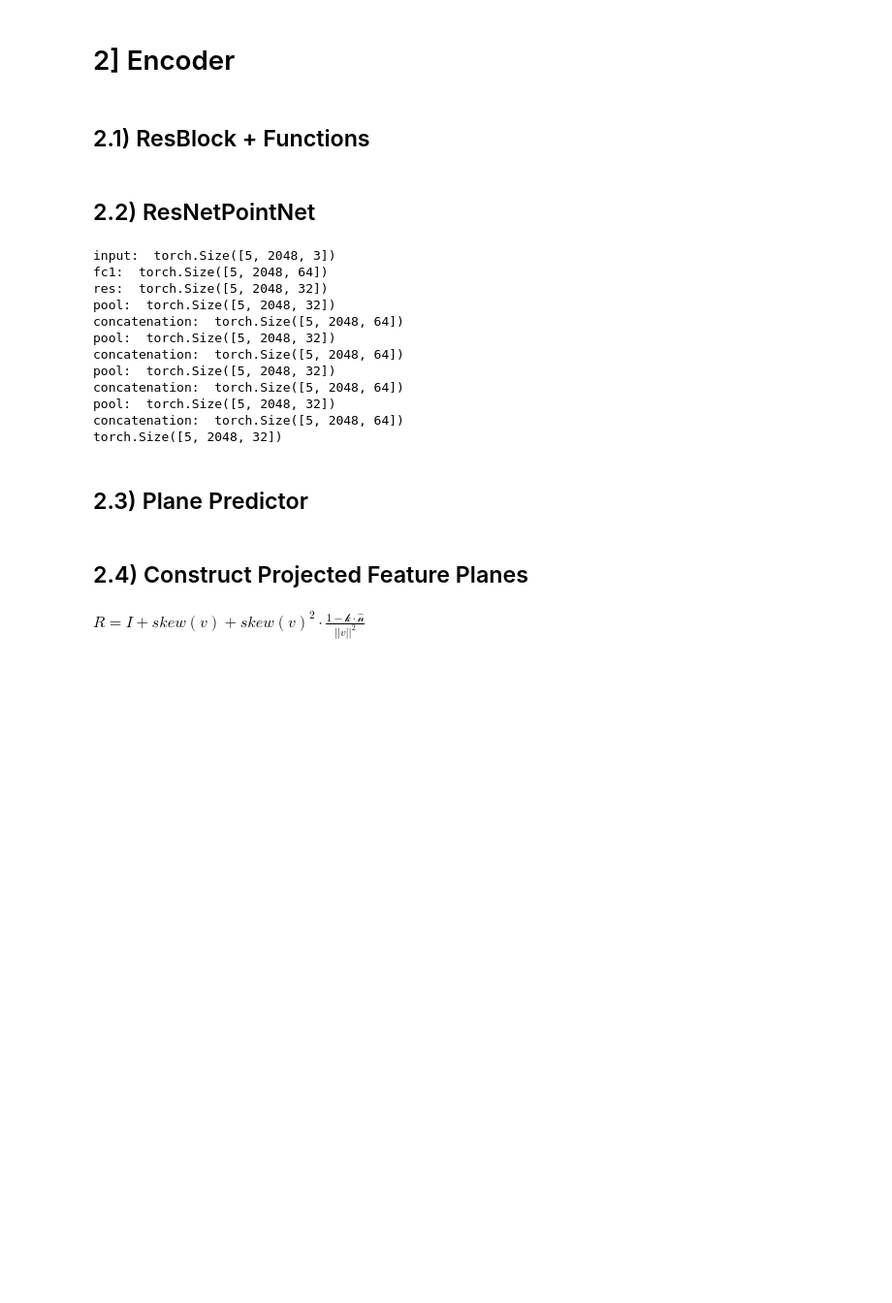
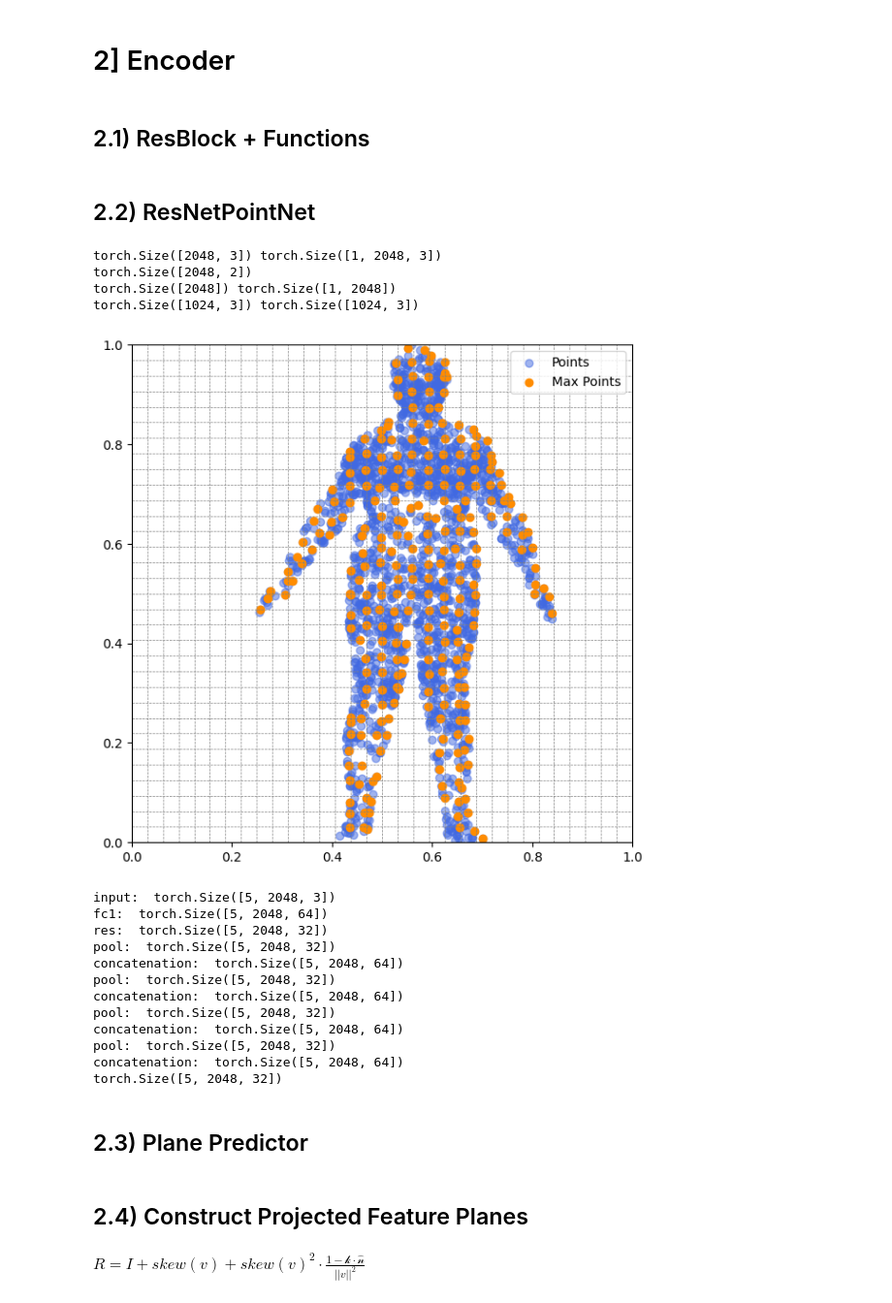
Before and after one commit to EugenioBugli/PointCloud3D, a Jupyter notebook: PointCloud3D.ipynb, the cells around one changed output. Shown at 97% size. Drawn from its saved outputs; the diff is of its cells as text; code cells hidden in the pictures; blank space fills up the shorter version.

Commit message:
correct max pool operation

```diff
--- a/PointCloud3D.ipynb
+++ b/PointCloud3D.ipynb
@@ -230,24 +230,22 @@ def DivideInBuckets(input_cloud_proj, resolution):
     yz_buck = (input_cloud_proj["yz"]*resolution).long()
     return {"xy": xy_buck[:,:,0] + resolution*xy_buck[:,:,1], "xz": xz_buck[:,:,0] + resolution*xz_buck[:,:,1], "yz": yz_buck[:,:,0] + resolution*yz_buck[:,:,1]}
 
-def Plot2DWithBuckets(input_plane, resolution):
+def Plot2DWithBuckets(input_plane, resolution, max_pool_points=None):
     figure2D = plt.figure(figsize=(7,7))
     axes2D = plt.axes()
-    axes2D.scatter(input_plane[:, 0], input_plane[:, 1], alpha=0.5)
+    axes2D.scatter(input_plane[:, 0], input_plane[:, 1], alpha=0.5, color='royalblue', marker='o', label="Points")
 
     for i in range(resolution + 1):
         plt.axvline(x=i/resolution, color='gray', linestyle='--', linewidth=0.5)
         plt.axhline(y=i/resolution, color='gray', linestyle='--', linewidth=0.5)
-    for xi in range(resolution):
-        for yi in range(resolution):
-            bucket_idx = xi + resolution*yi
-            # Center of the cell
-            x_center = (xi + 0.5)/resolution
-            y_center = (yi + 0.5)/resolution
-            plt.text(x_center, y_center, str(bucket_idx), fontsize=8, color='red', ha='center', va='center')
+
+    if max_pool_points is not None:
+        max_pool_points = max_pool_points[max_pool_points.sum(dim=-1) != 0]
+        axes2D.scatter(max_pool_points[:, 0], max_pool_points[:, 1], color='darkorange', marker='o', label="Max Points")
 
     axes2D.set_xlim(0,1)
     axes2D.set_ylim(0,1)
+    axes2D.legend()
     plt.show()
 
 def LocalMaxPooling(input_features, input_cloud, resolution):
@@ -270,6 +268,30 @@ def LocalMaxPooling(input_features, input_cloud, resolution):
         scatter_container = torch.stack(scatter_container, dim=0)
         pooled_dict[plane] = scatter_container
     return scatter_container
+# %%
+for batch in train_loader:
+    eg = batch[0][0]
+    resolution=32
+    eg_norm = CloudNormalization(eg)
+    eg_plane = eg_norm[:, [0,1]]
+
+    ind = (eg_plane[:, [0,1]]*resolution).long()
+    indices = ind[:,0] + resolution*ind[:,1]
+    print(eg_norm.shape, eg.unsqueeze(0).shape)
+    print(eg_plane.shape)
+    print(indices.shape, indices.unsqueeze(0).shape)
+
+    scatter_container, scatter_argmax_indices = scatter_max(eg_norm, indices, dim=0, dim_size=resolution**2)
+    print(scatter_container.shape, scatter_argmax_indices.shape)
+    Plot2DWithBuckets(eg_plane, resolution, scatter_container)
+
+    break
+# %% [output]
+torch.Size([2048, 3]) torch.Size([1, 2048, 3])
+torch.Size([2048, 2])
+torch.Size([2048]) torch.Size([1, 2048])
+torch.Size([1024, 3]) torch.Size([1024, 3])
+[figure, added]
 # %%
 class ResNetPointNet(nn.Module):
     """
```
Also changed, not shown: parts of 2 cells of this notebook.
